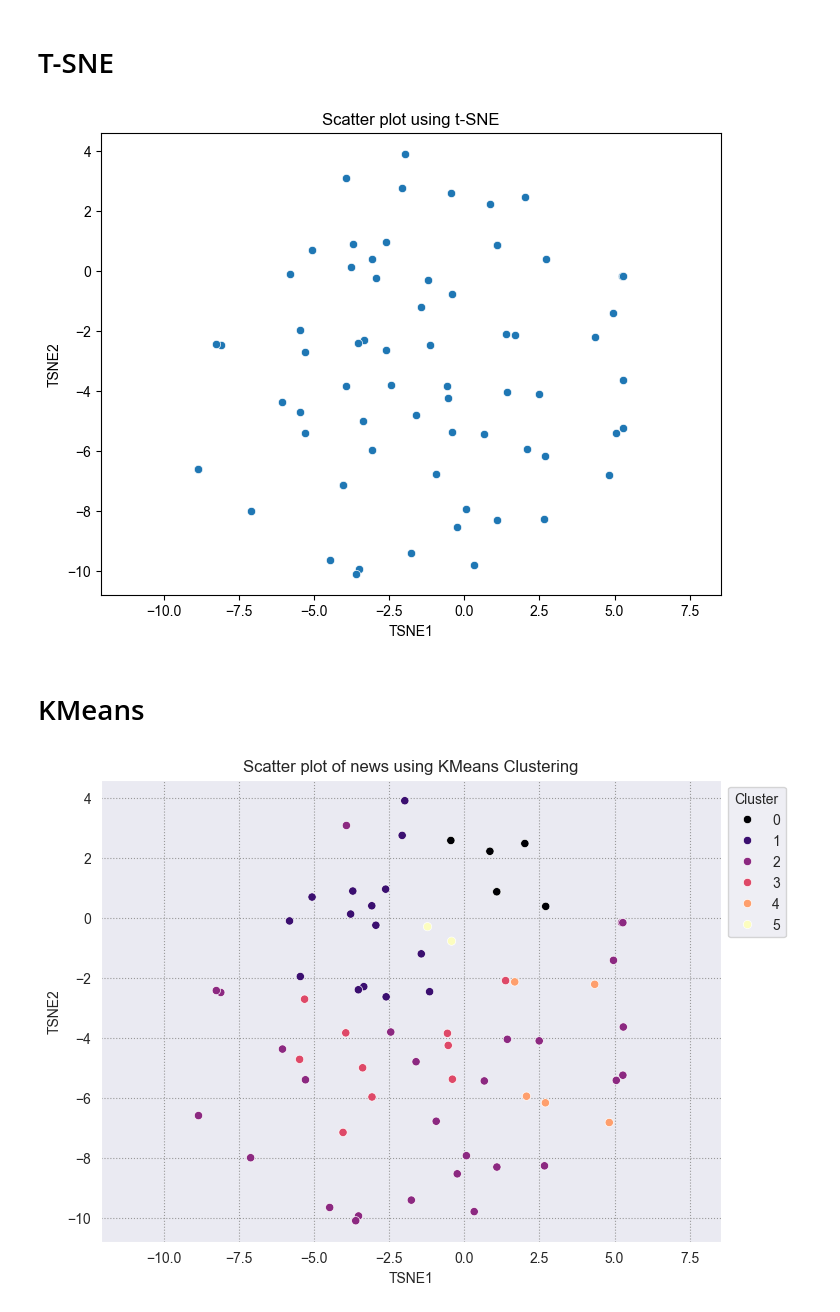
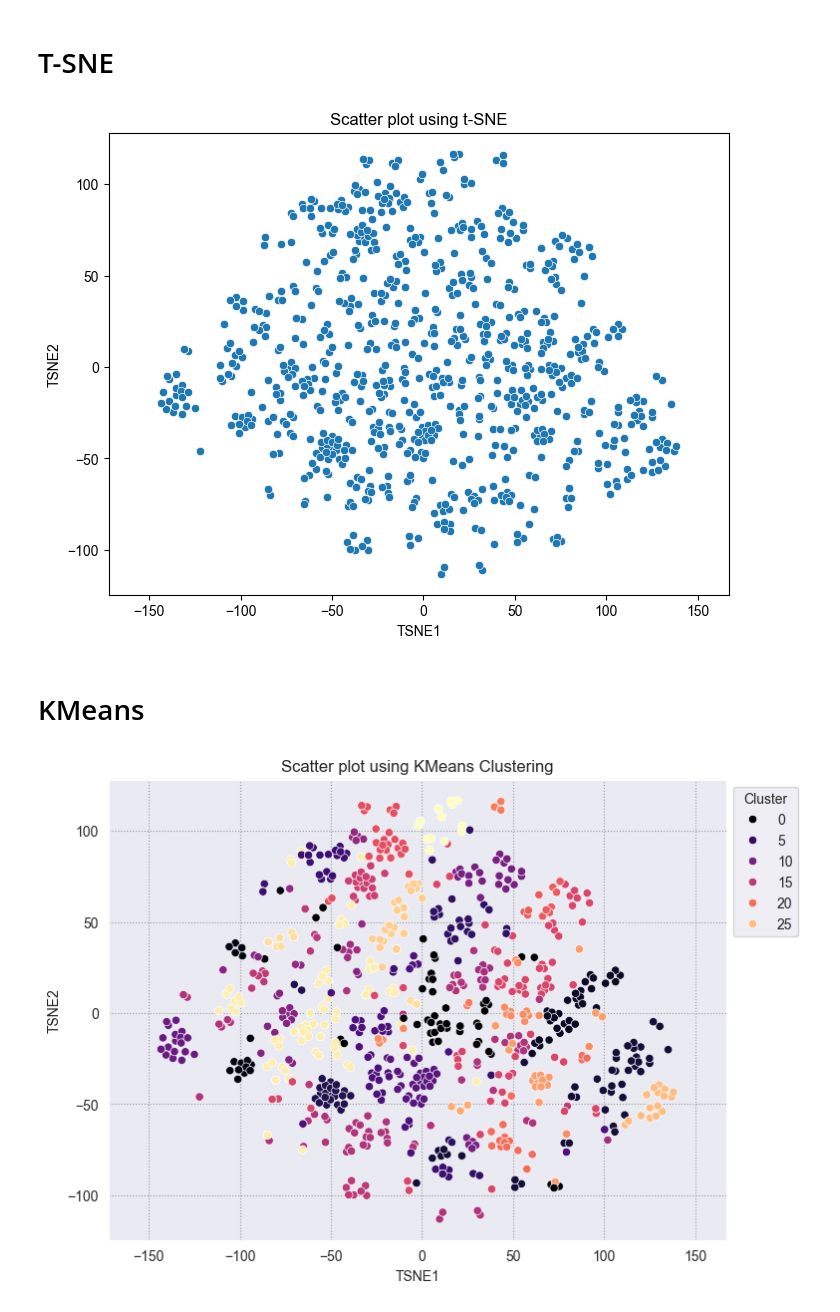
Before and after one commit to timjstewart1024/chatbot-cluster-analytics, a Jupyter notebook: Embeddings.ipynb, the cells around one changed output. Saved outputs shown, nothing was run; the diff lists cells and outputs as text; code cells hidden in the pictures.

Commit message:
loading embeddings

```diff
--- a/Embeddings.ipynb
+++ b/Embeddings.ipynb
@@ -70,2 +33,7 @@ def create_embeddings(df):
 # %%
-convs = create_embeddings(convs)
+convs = utilities.read_conversations('stjohns-embeddings.csv', remove_stop_words=False)
+
+if 'Embeddings' not in convs.columns:
+    convs = utilities.create_embeddings(convs)
+
+convs
@@ -91,24 +67,26 @@ plt.xlabel('TSNE1');
 plt.ylabel('TSNE2');
 plt.axis('equal');
 # %% [output]
-[figure, old version]
+[figure, new version]
 # %% [markdown]
 # KMeans
 # %%
-kmeans_model = KMeans(n_clusters=6, random_state=1, n_init='auto').fit(X)
+NUM_CLUSTERS = 30
+
+kmeans_model = KMeans(n_clusters=NUM_CLUSTERS, random_state=1, n_init='auto').fit(X)
 labels = kmeans_model.fit_predict(X)
 df_tsne['Cluster'] = labels
 # %%
 fig, ax = plt.subplots(figsize=(8,6)) # Set figsize
 sns.set_style('darkgrid', {"grid.color": ".6", "grid.linestyle": ":"})
 sns.scatterplot(data=df_tsne, x='TSNE1', y='TSNE2', hue='Cluster', palette='magma')
 sns.move_legend(ax, "upper left", bbox_to_anchor=(1, 1))
-plt.title('Scatter plot of news using KMeans Clustering');
+plt.title('Scatter plot using KMeans Clustering');
 plt.xlabel('TSNE1');
 plt.ylabel('TSNE2');
 plt.axis('equal');
 # %% [output]
-[figure, old version]
+[figure, new version]
 # %%
 np.unique(labels)
 # %% [output]
```
Also changed, not shown: parts of 20 cells of this notebook, 7 other files.
